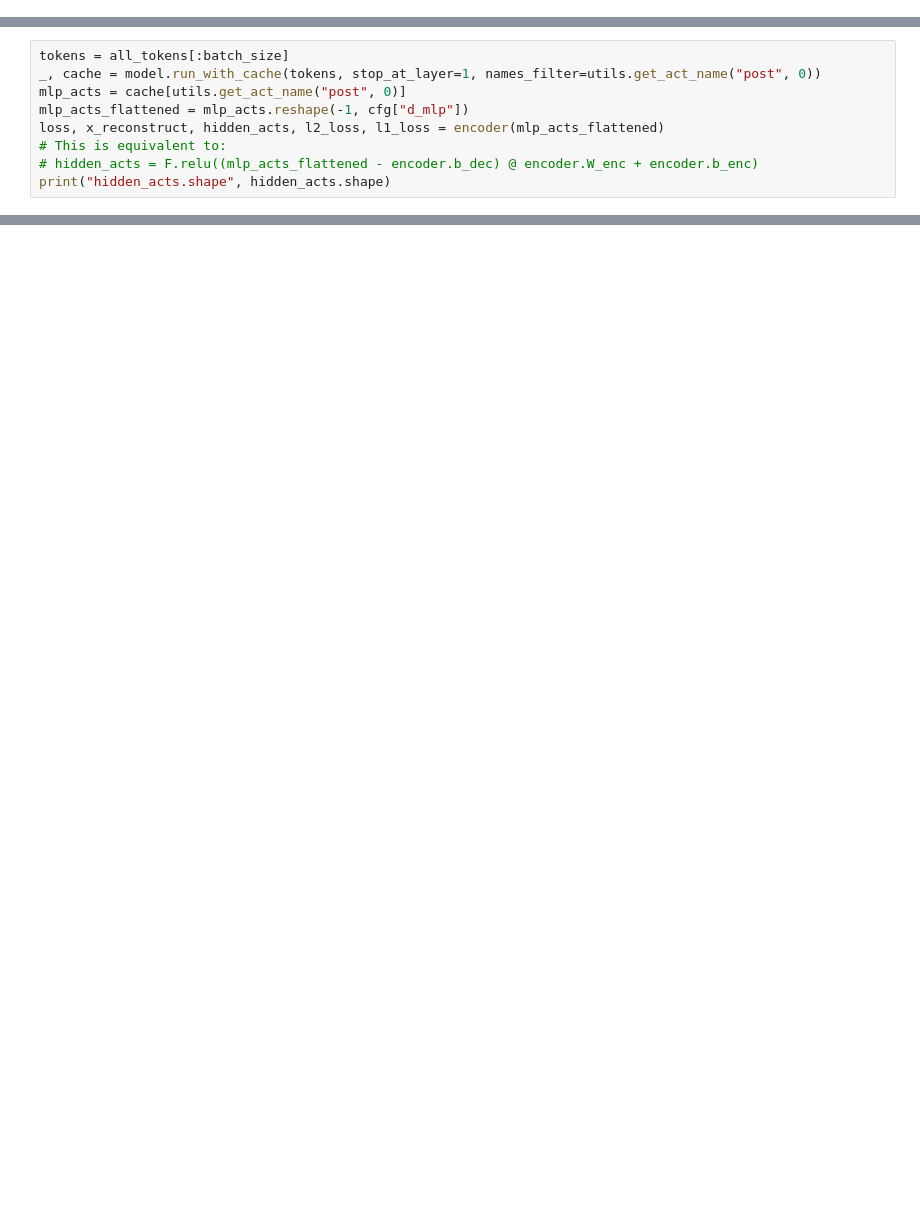
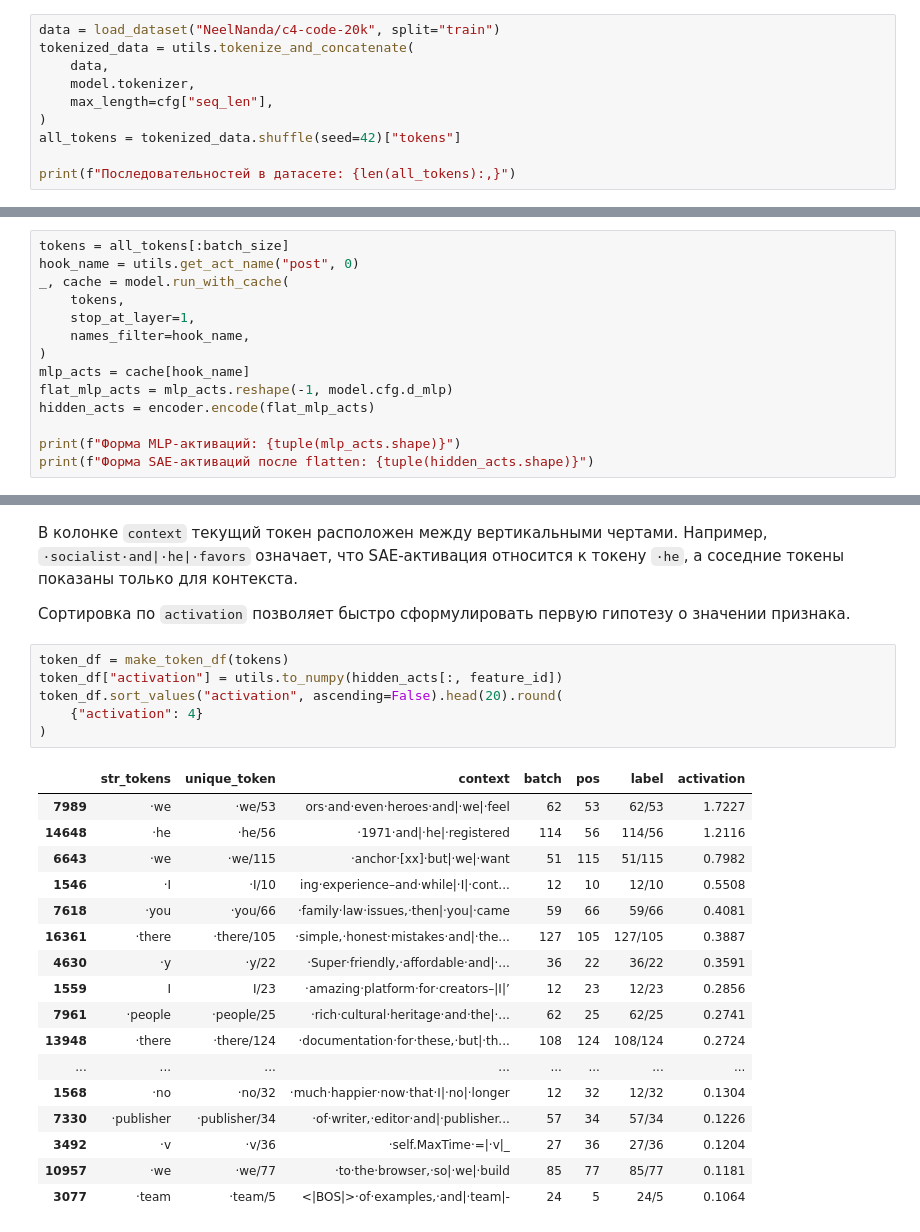
Before and after one commit to adpakw/llm-xai, a Jupyter notebook: Sparse_Autoencoder.ipynb, the cells around one changed output, grey strips where cells are left out. Cells and saved outputs as stored; diff of their text form; blank space fills up the shorter version.

```diff
--- a/Sparse_Autoencoder.ipynb
+++ b/Sparse_Autoencoder.ipynb
@@ -706,0 +376,10 @@ We run the model and replace the MLP activations with those reconstructed from t
+# %%
+data = load_dataset("NeelNanda/c4-code-20k", split="train")
+tokenized_data = utils.tokenize_and_concatenate(
+    data,
+    model.tokenizer,
+    max_length=cfg["seq_len"],
+)
+all_tokens = tokenized_data.shuffle(seed=42)["tokens"]
+
+print(f"Последовательностей в датасете: {len(all_tokens):,}")
@@ -754,9 +621,0 @@ Let's run the model on some text and then use the autoencoder to process the MLP
-# %%
-tokens = all_tokens[:batch_size]
-_, cache = model.run_with_cache(tokens, stop_at_layer=1, names_filter=utils.get_act_name("post", 0))
-mlp_acts = cache[utils.get_act_name("post", 0)]
-mlp_acts_flattened = mlp_acts.reshape(-1, cfg["d_mlp"])
-loss, x_reconstruct, hidden_acts, l2_loss, l1_loss = encoder(mlp_acts_flattened)
-# This is equivalent to:
-# hidden_acts = F.relu((mlp_acts_flattened - encoder.b_dec) @ encoder.W_enc + encoder.b_enc)
-print("hidden_acts.shape", hidden_acts.shape)
@@ -875,0 +688,14 @@ create_vocab_df(logit_effect).head(20).style.background_gradient("coolwarm")
+# %%
+tokens = all_tokens[:batch_size]
+hook_name = utils.get_act_name("post", 0)
+_, cache = model.run_with_cache(
+    tokens,
+    stop_at_layer=1,
+    names_filter=hook_name,
+)
+mlp_acts = cache[hook_name]
+flat_mlp_acts = mlp_acts.reshape(-1, model.cfg.d_mlp)
+hidden_acts = encoder.encode(flat_mlp_acts)
+
+print(f"Форма MLP-активаций: {tuple(mlp_acts.shape)}")
+print(f"Форма SAE-активаций после flatten: {tuple(hidden_acts.shape)}")
@@ -875,0 +705,28 @@ create_vocab_df(logit_effect).head(20).style.background_gradient("coolwarm")
+# %% [markdown]
+В колонке `context` текущий токен расположен между вертикальными чертами. Например, `·socialist·and|·he|·favors` означает, что SAE-активация относится к токену `·he`, а соседние токены показаны только для контекста.
+
+Сортировка по `activation` позволяет быстро сформулировать первую гипотезу о значении признака.
+# %%
+token_df = make_token_df(tokens)
+token_df["activation"] = utils.to_numpy(hidden_acts[:, feature_id])
+token_df.sort_values("activation", ascending=False).head(20).round(
+    {"activation": 4}
+)
+# %% [output]
+|  | str_tokens | unique_token | context | batch | pos | label | activation |
+| 7989 | ·we | ·we/53 | ors·and·even·heroes·and|·we|·feel | 62 | 53 | 62/53 | 1.7227 |
+| 14648 | ·he | ·he/56 | ·1971·and|·he|·registered | 114 | 56 | 114/56 | 1.2116 |
+| 6643 | ·we | ·we/115 | ·anchor·[xx]·but|·we|·want | 51 | 115 | 51/115 | 0.7982 |
+| 1546 | ·I | ·I/10 | ing·experience–and·while|·I|·cont... | 12 | 10 | 12/10 | 0.5508 |
+| 7618 | ·you | ·you/66 | ·family·law·issues,·then|·you|·came | 59 | 66 | 59/66 | 0.4081 |
+| 16361 | ·there | ·there/105 | ·simple,·honest·mistakes·and|·the... | 127 | 105 | 127/105 | 0.3887 |
+| 4630 | ·y | ·y/22 | ·Super·friendly,·affordable·and|·... | 36 | 22 | 36/22 | 0.3591 |
+| 1559 | I | I/23 | ·amazing·platform·for·creators–|I|’ | 12 | 23 | 12/23 | 0.2856 |
+| 7961 | ·people | ·people/25 | ·rich·cultural·heritage·and·the|·... | 62 | 25 | 62/25 | 0.2741 |
+| 13948 | ·there | ·there/124 | ·documentation·for·these,·but|·th... | 108 | 124 | 108/124 | 0.2724 |
+| ... | ... | ... | ... | ... | ... | ... | ... |
+| 1568 | ·no | ·no/32 | ·much·happier·now·that·I|·no|·longer | 12 | 32 | 12/32 | 0.1304 |
+| 7330 | ·publisher | ·publisher/34 | ·of·writer,·editor·and|·publisher... | 57 | 34 | 57/34 | 0.1226 |
+| 3492 | ·v | ·v/36 | ·self.MaxTime·=|·v|_ | 27 | 36 | 27/36 | 0.1204 |
+| 10957 | ·we | ·we/77 | ·to·the·browser,·so|·we|·build | 85 | 77 | 85/77 | 0.1181 |
+| 3077 | ·team | ·team/5 | <|BOS|>·of·examples,·and|·team|- | 24 | 5 | 24/5 | 0.1064 |
```
Also changed, not shown: parts of 110 cells of this notebook, 3 other files.
